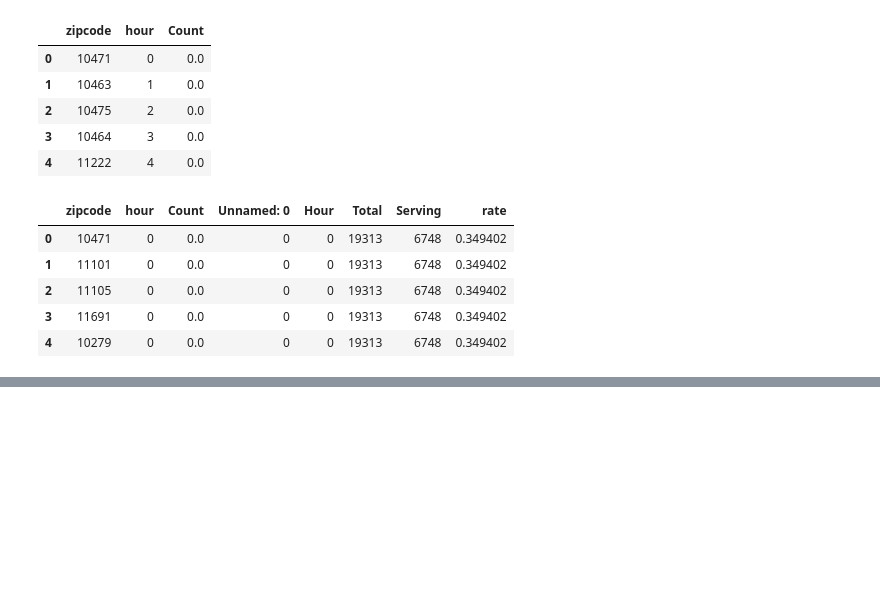
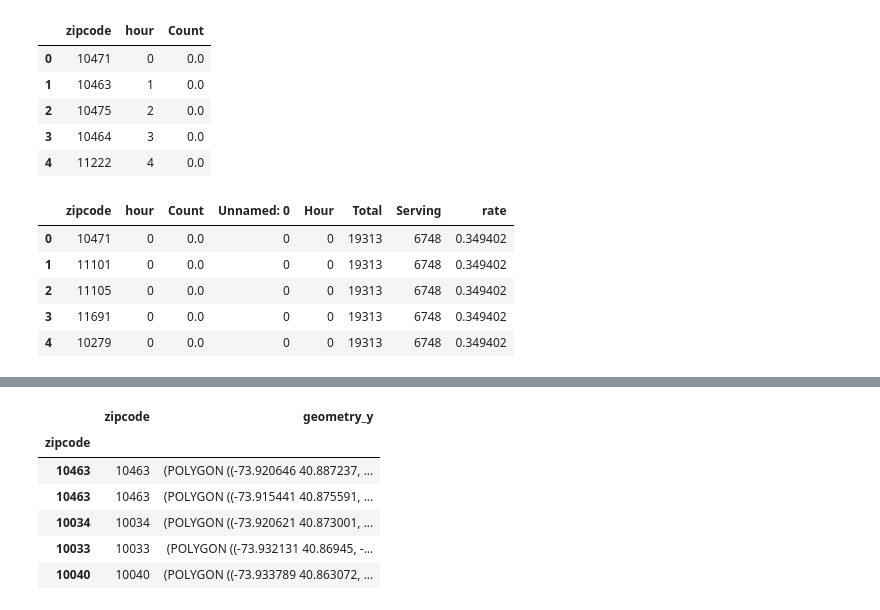
Before and after one commit to louisalulu/Data_Visualization_Final_Challenge, a Jupyter notebook: pick_up_location_by_time.ipynb, the cells around one changed output, grey strips where cells are left out. Saved outputs shown, nothing was run; the diff lists cells and outputs as text; code cells hidden in the pictures; blank space fills up the shorter version.

```diff
--- a/pick_up_location_by_time.ipynb
+++ b/pick_up_location_by_time.ipynb
@@ -213,0 +208,10 @@ with open('pick_up_location_by_time_zipcode.json', 'w',encoding='utf-8') as f:
+# %%
+manhattan_zip.head()
+# %% [output]
+|  | zipcode | geometry_y |
+| zipcode |  |  |
+| 10463 | 10463 | (POLYGON ((-73.920646 40.887237, ... |
+| 10463 | 10463 | (POLYGON ((-73.915441 40.875591, ... |
+| 10034 | 10034 | (POLYGON ((-73.920621 40.873001, ... |
+| 10033 | 10033 | (POLYGON ((-73.932131 40.86945, -... |
+| 10040 | 10040 | (POLYGON ((-73.933789 40.863072, ... |
```
Also changed, not shown: parts of 8 cells of this notebook, 11 other files.
